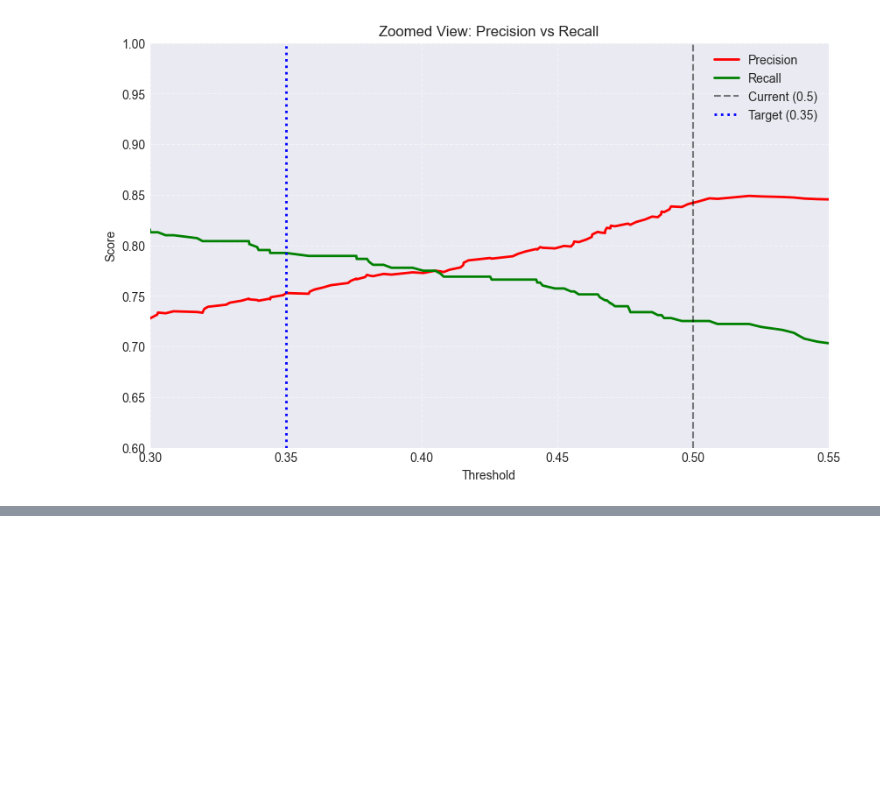
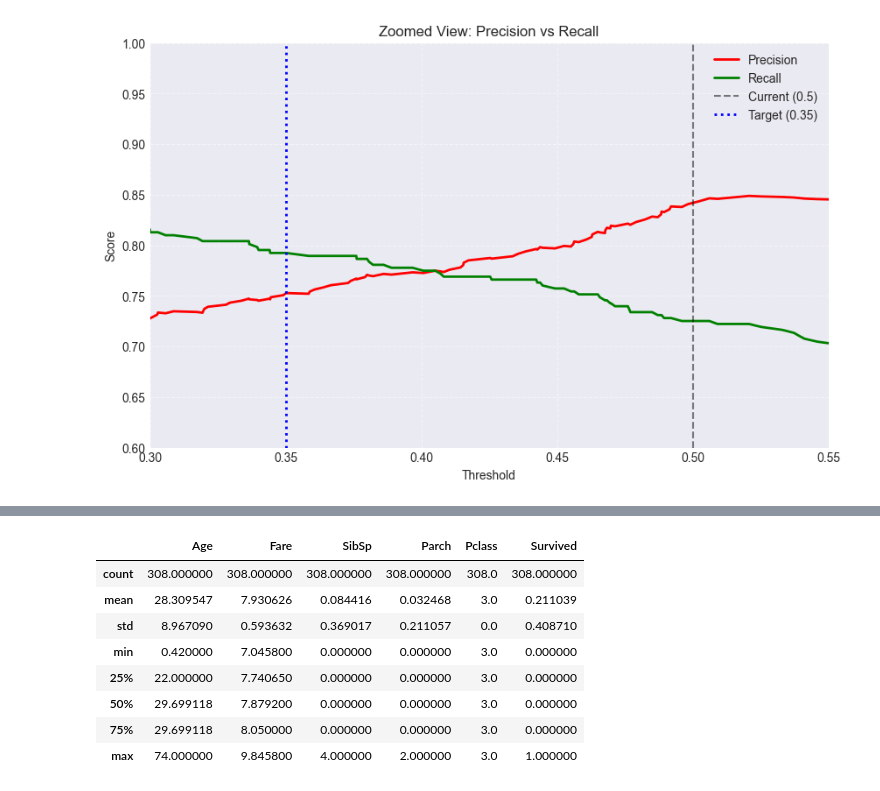
Before and after one commit to lopez-davcio/learning-journal, a Jupyter notebook: titanic-classification/titanic-analysis.ipynb, the cells around one changed output, grey strips where cells are left out. Cells and saved outputs as stored; diff of their text form; code cells hidden in the pictures; blank space fills up the shorter version.

```diff
--- a/titanic-classification/titanic-analysis.ipynb
+++ b/titanic-classification/titanic-analysis.ipynb
@@ -1050,0 +1187,15 @@ plt.show()
+# %%
+# build a dataframe of passengers paying from 7 to 10 $
+fare_7_to_8_df = eda2_df[(eda2_df['Fare'] >= 7) & (eda2_df['Fare'] <= 10)]
+# %%
+fare_7_to_8_df.describe()
+# %% [output]
+|  | Age | Fare | SibSp | Parch | Pclass | Survived |
+| count | 308.000000 | 308.000000 | 308.000000 | 308.000000 | 308.0 | 308.000000 |
+| mean | 28.309547 | 7.930626 | 0.084416 | 0.032468 | 3.0 | 0.211039 |
+| std | 8.967090 | 0.593632 | 0.369017 | 0.211057 | 0.0 | 0.408710 |
+| min | 0.420000 | 7.045800 | 0.000000 | 0.000000 | 3.0 | 0.000000 |
+| 25% | 22.000000 | 7.740650 | 0.000000 | 0.000000 | 3.0 | 0.000000 |
+| 50% | 29.699118 | 7.879200 | 0.000000 | 0.000000 | 3.0 | 0.000000 |
+| 75% | 29.699118 | 8.050000 | 0.000000 | 0.000000 | 3.0 | 0.000000 |
+| max | 74.000000 | 9.845800 | 4.000000 | 2.000000 | 3.0 | 1.000000 |
```
Also changed, not shown: parts of 13 cells of this notebook.
